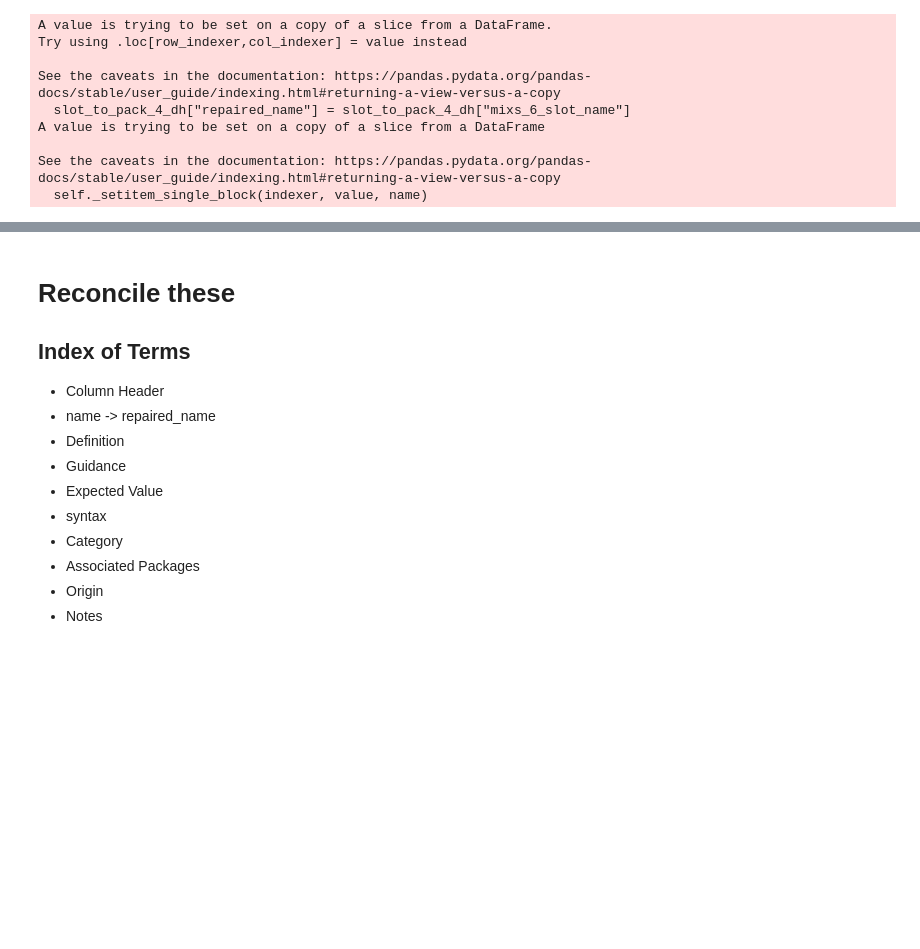
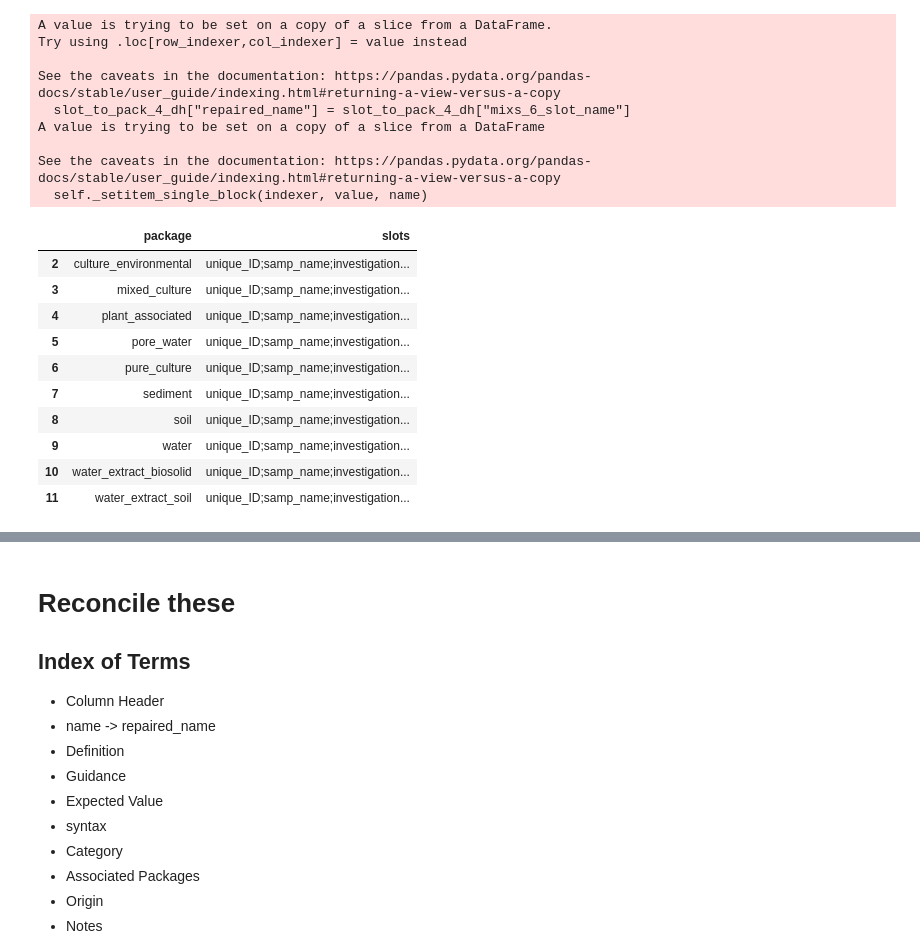
Before and after one commit to microbiomedata/nmdc-metadata, a Jupyter notebook: notebooks/Index-of-Terms.ipynb, the cells around one changed output, grey strips where cells are left out. Cells and saved outputs as stored; diff of their text form; code cells hidden in the pictures; blank space fills up the shorter version.

```diff
--- a/notebooks/Index-of-Terms.ipynb
+++ b/notebooks/Index-of-Terms.ipynb
@@ -538,7 +626,19 @@ slot_to_pack_4_dh = slot_to_pack_4_dh.loc[~slot_to_pack_4_dh["ap_list"].isnull()
 slot_to_pack_4_dh = slot_to_pack_4_dh[["ap_list", "repaired_name"]]
 slot_to_pack_4_dh.columns = ["package", "slots"]
 # %%
-# slot_to_pack_4_dh
+slot_to_pack_4_dh
+# %% [output]
+|  | package | slots |
+| 2 | culture_environmental | unique_ID;samp_name;investigation... |
+| 3 | mixed_culture | unique_ID;samp_name;investigation... |
+| 4 | plant_associated | unique_ID;samp_name;investigation... |
+| 5 | pore_water | unique_ID;samp_name;investigation... |
+| 6 | pure_culture | unique_ID;samp_name;investigation... |
+| 7 | sediment | unique_ID;samp_name;investigation... |
+| 8 | soil | unique_ID;samp_name;investigation... |
+| 9 | water | unique_ID;samp_name;investigation... |
+| 10 | water_extract_biosolid | unique_ID;samp_name;investigation... |
+| 11 | water_extract_soil | unique_ID;samp_name;investigation... |
 # %%
 slot_details_4_dh = iot_glossary.copy()
 slot_details_4_dh.drop(
```
Also changed, not shown: parts of 34 cells of this notebook, 3 other files.
